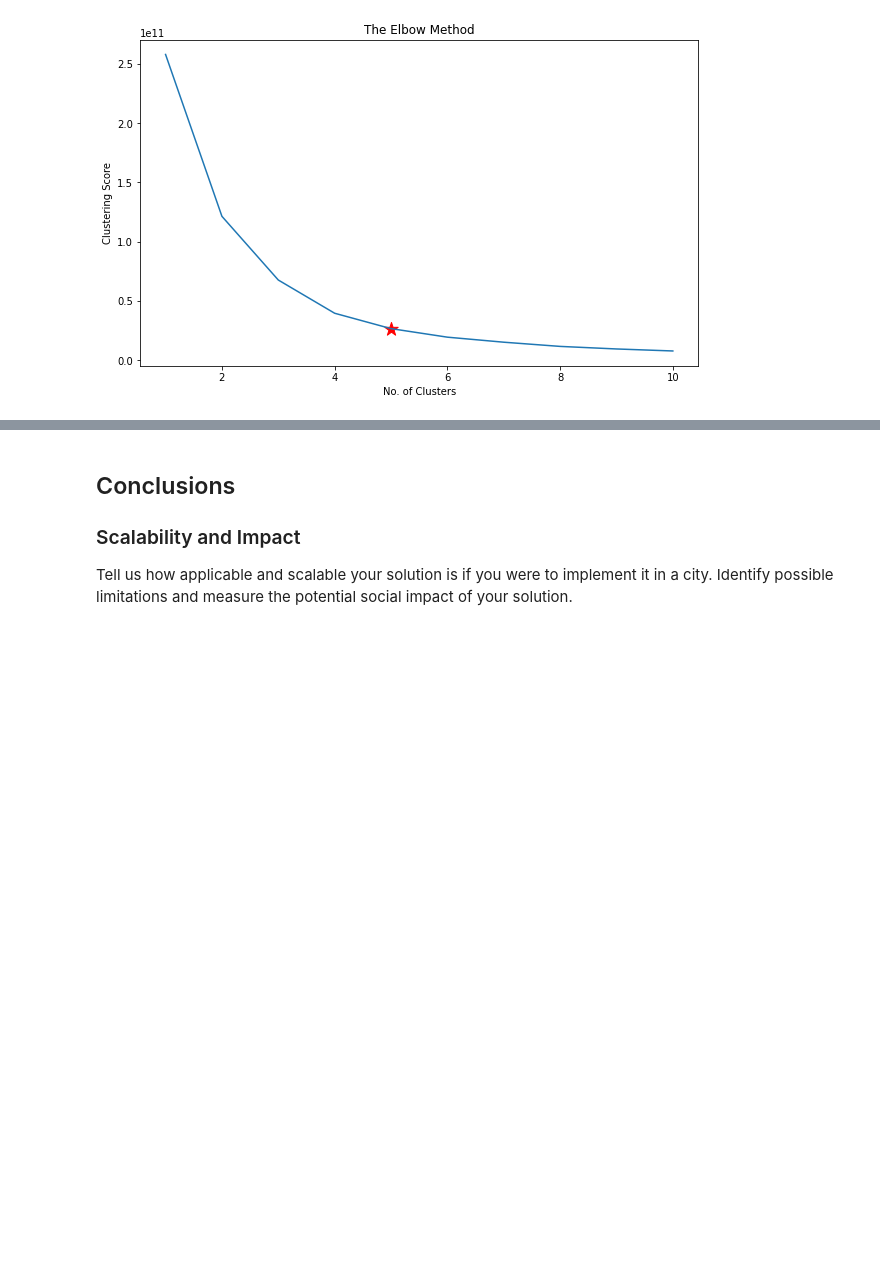
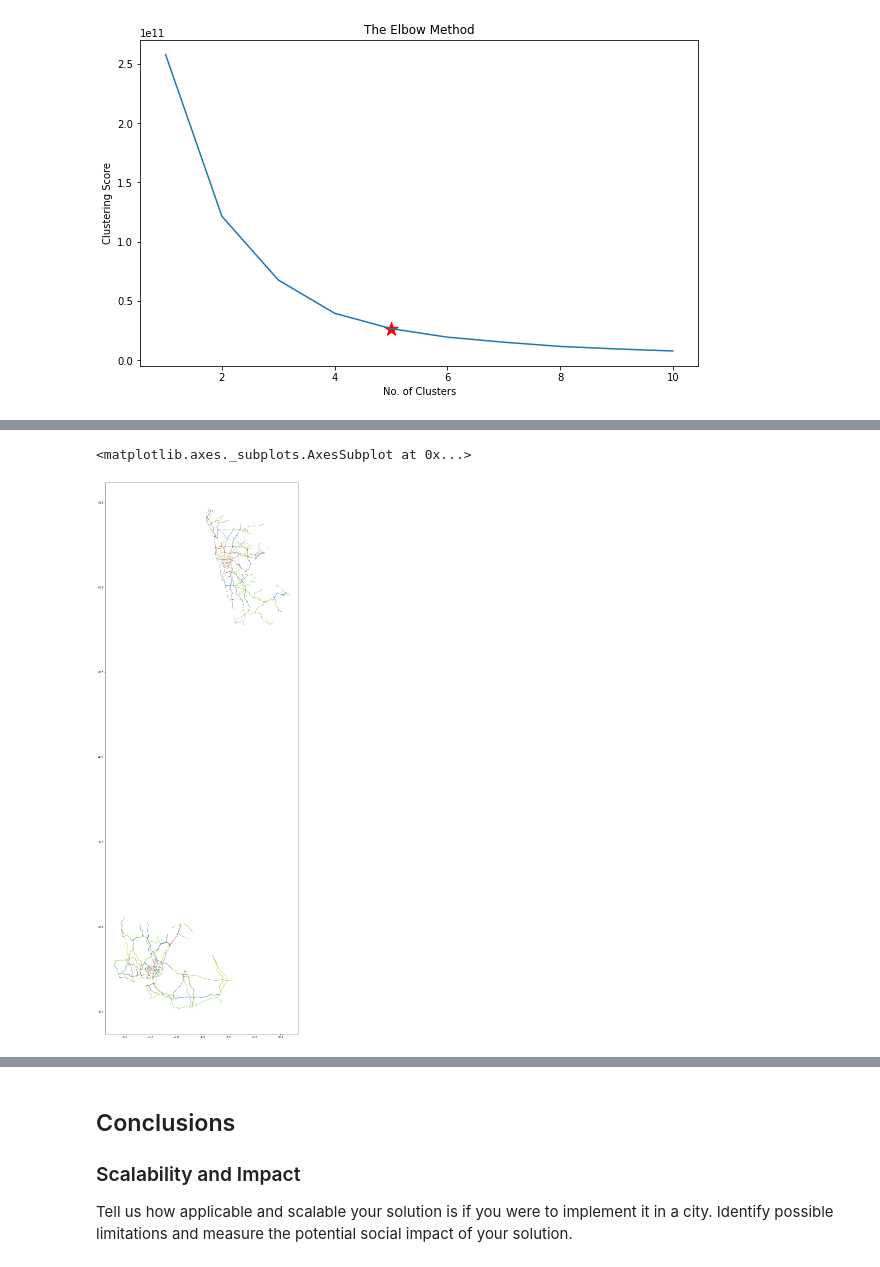
Before and after one commit to Pravallika-Myneni/WDL-stage-2, a Jupyter notebook: WDL_stage_2.ipynb, the cells around one changed output, grey strips where cells are left out. Cells and saved outputs as stored; diff of their text form; code cells hidden in the pictures; blank space fills up the shorter version.

```diff
--- a/WDL_stage_2.ipynb
+++ b/WDL_stage_2.ipynb
@@ -451,0 +610,16 @@ cluster_4.describe()
+# %%
+# accessing the linkids for each cluster to map with the geometry field
+l_0 = set(Geo_data['linkid']).intersection(set(cluster_0['linkid']))
+l_1 = set(Geo_data['linkid']).intersection(set(cluster_1['linkid']))
+l_2 = set(Geo_data['linkid']).intersection(set(cluster_2['linkid']))
+l_3 = set(Geo_data['linkid']).intersection(set(cluster_3['linkid']))
+l_4 = set(Geo_data['linkid']).intersection(set(cluster_4['linkid']))
+# %%
+Geo_data = Geo_data.set_index('linkid')
+# %%
+# Creating dataframes for each cluster that contains only the geometry field with linkid as keyindex
+Geo_data_0 = Geo_data.loc[list(l_0)]
+Geo_data_1 = Geo_data.loc[list(l_1)]
+Geo_data_2 = Geo_data.loc[list(l_2)]
+Geo_data_3 = Geo_data.loc[list(l_3)]
+Geo_data_4 = Geo_data.loc[list(l_4)]
@@ -451,0 +666,11 @@ cluster_4.describe()
+# %%
+ax = porto_boundaries.plot(figsize=(20,40), color='none', edgecolor='gainsboro', zorder=3)
+lisbon_boundaries.plot(figsize=(40,20), color='none', edgecolor='gainsboro', zorder=3,ax=ax)
+Geo_data_4.plot(color = 'yellowgreen',markersize = 0.5, ax = ax) #Safest
+Geo_data_0.plot(color = 'steelblue',markersize = 0.5 ,ax = ax) # SAfer
+Geo_data_3.plot(color = 'yellow',markersize = 0.5, ax = ax)   # Moderate Risk
+Geo_data_2.plot(color = 'lightsalmon',markersize = 0.5, ax = ax) #Riskier
+Geo_data_1.plot(color = 'Red',markersize = 0.5, ax = ax)  #Highly Risk
+# %% [output]
+<matplotlib.axes._subplots.AxesSubplot at 0x...>
+[figure, added]
```
Also changed, not shown: parts of 89 cells of this notebook.
